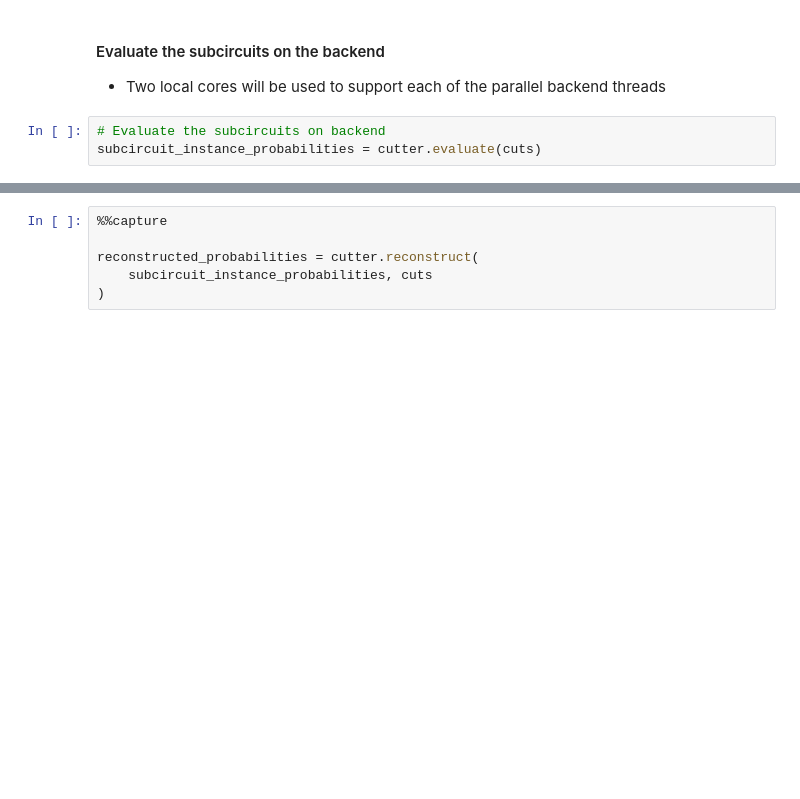
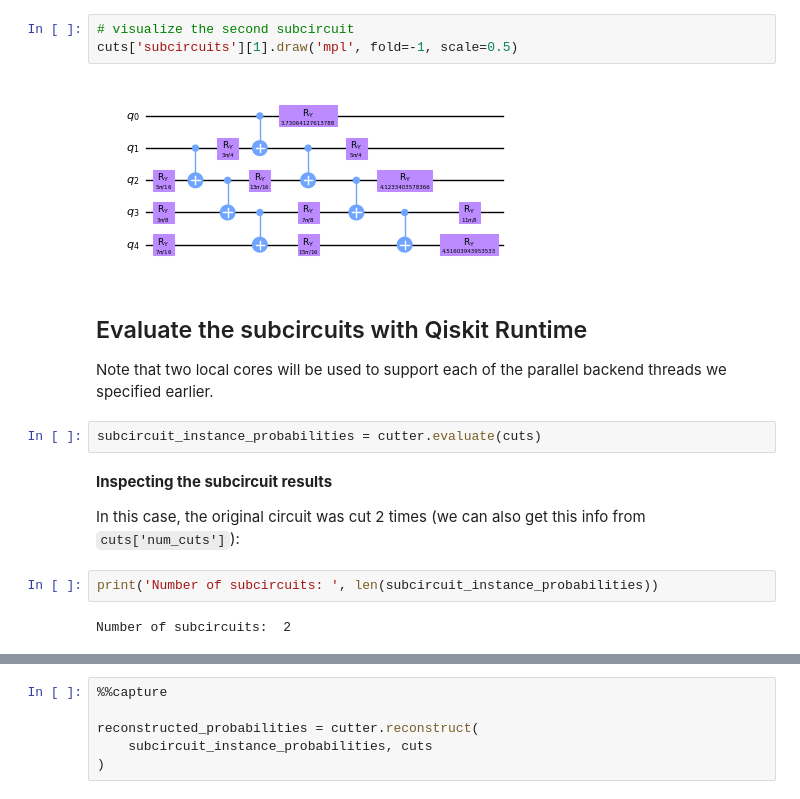
Before and after one commit to Qiskit/qiskit-addon-cutting, a Jupyter notebook: docs/circuit_cutting/tutorials/tutorial_1_circuit_cutting_automatic_cut_finding.ipynb, the cells around one changed output, grey strips where cells are left out. Drawn from its saved outputs; the diff is of its cells as text; blank space fills up the shorter version.

```diff
--- a/docs/circuit_cutting/tutorials/tutorial_1_circuit_cutting_automatic_cut_finding.ipynb
+++ b/docs/circuit_cutting/tutorials/tutorial_1_circuit_cutting_automatic_cut_finding.ipynb
@@ -103,6 +121,20 @@ cuts = cutter.decompose(
+# %%
+# visualize the second subcircuit
+cuts['subcircuits'][1].draw('mpl', fold=-1, scale=0.5)
+# %% [output]
+[figure, added]
 # %% [markdown]
-#### Evaluate the subcircuits on the backend
- * Two local cores will be used to support each of the parallel backend threads
+## Evaluate the subcircuits with Qiskit Runtime
+
+
+Note that two local cores will be used to support each of the parallel backend threads we specified earlier.
 # %%
-# Evaluate the subcircuits on backend
 subcircuit_instance_probabilities = cutter.evaluate(cuts)
+# %% [markdown]
+**Inspecting the subcircuit results**
+
+In this case, the original circuit was cut 2 times (we can also get this info from `cuts['num_cuts']`):
+# %%
+print('Number of subcircuits: ', len(subcircuit_instance_probabilities))
+# %% [output]
+Number of subcircuits:  2
```
Also changed, not shown: parts of 33 cells of this notebook.
